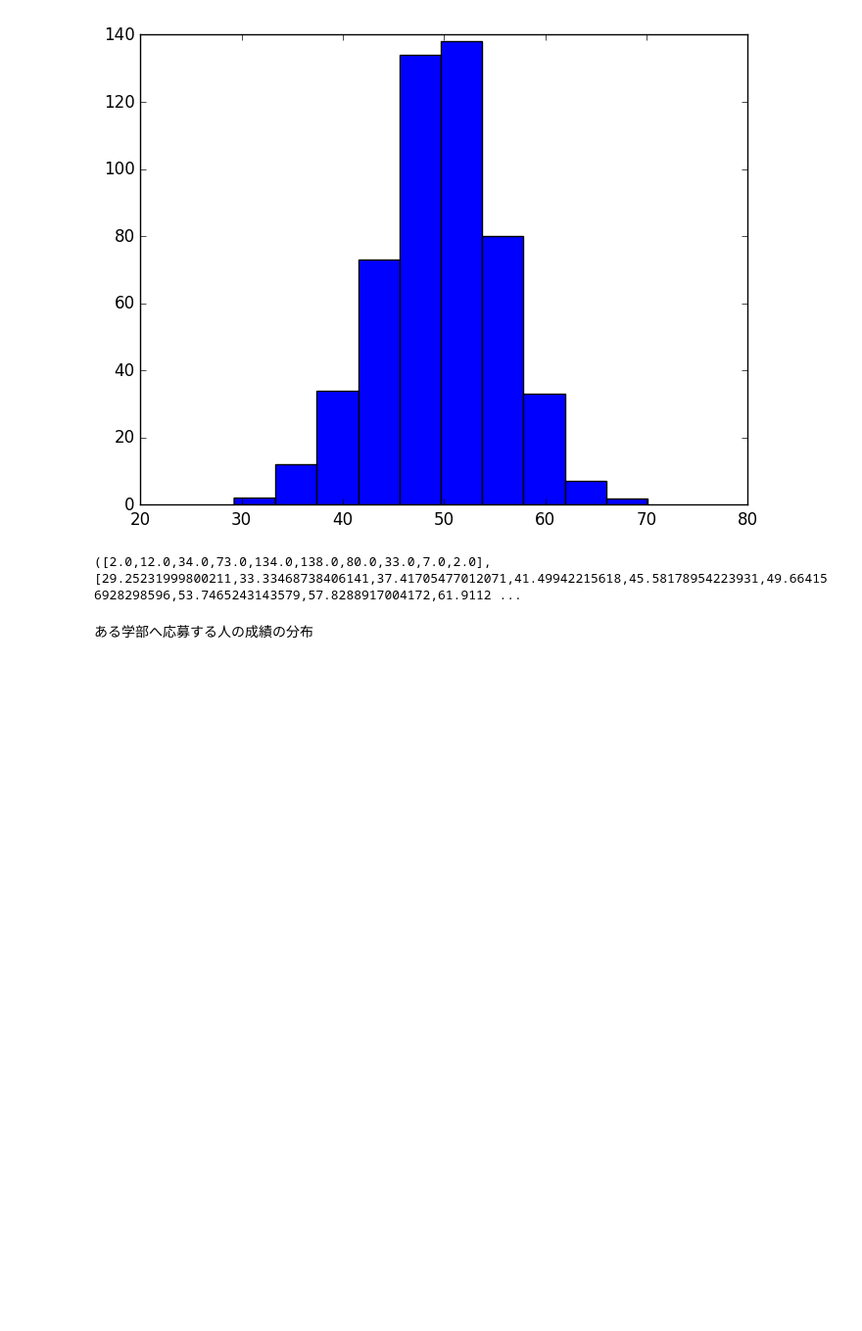
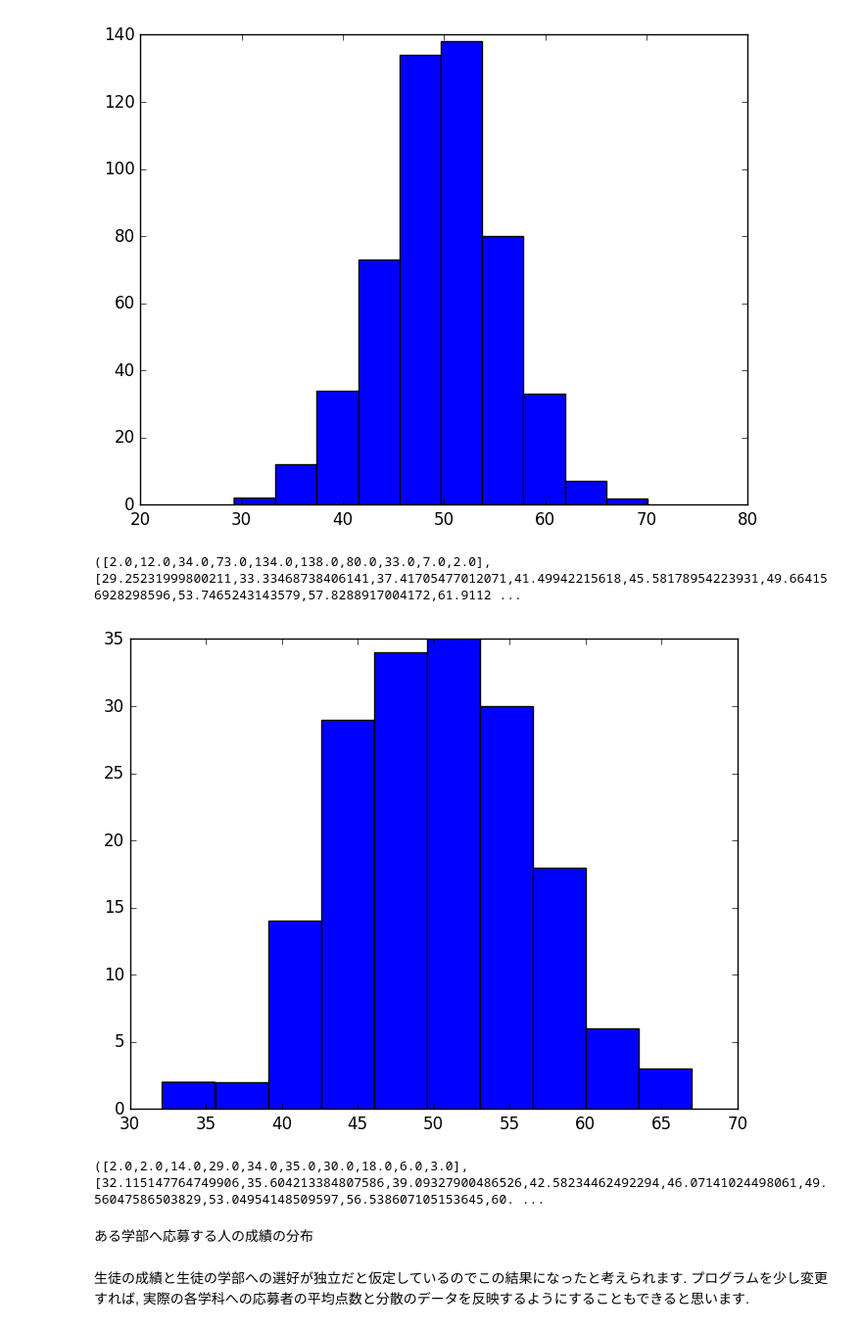
Before and after one commit to nswa17/-, a Jupyter notebook: demo.ipynb, the cells around one changed output. Shown: that part at 98% size. Saved outputs shown, nothing was run; the diff lists cells and outputs as text; code cells hidden in the pictures; blank space fills up the shorter version.

Commit message:
add graph.

```diff
--- a/demo.ipynb
+++ b/demo.ipynb
@@ -66,5 +66,14 @@ ax[:hist](map(s -> s.score, filter(s -> s.prefs[1] == 1, students_list)))
 # %% [output]
 [figure]
 ([2.0,12.0,34.0,73.0,134.0,138.0,80.0,33.0,7.0,2.0],[29.25231999800211,33.33468738406141,37.41705477012071,41.49942215618,45.58178954223931,49.664156928298596,53.7465243143579,57.8288917004172,61.9112 ...
+# %%
+fig, ax = subplots()
+ax[:hist](map(s -> s.score, filter(s -> s.prefs[1] == 6, students_list)))
+# %% [output]
+[figure, added]
+([2.0,2.0,14.0,29.0,34.0,35.0,30.0,18.0,6.0,3.0],[32.115147764749906,35.604213384807586,39.09327900486526,42.58234462492294,46.07141024498061,49.56047586503829,53.04954148509597,56.538607105153645,60. ...
 # %% [markdown]
 ある学部へ応募する人の成績の分布
+# %% [markdown]
+生徒の成績と生徒の学部への選好が独立だと仮定しているのでこの結果になったと考えられます.
+プログラムを少し変更すれば, 実際の各学科への応募者の平均点数と分散のデータを反映するようにすることもできると思います.
```
